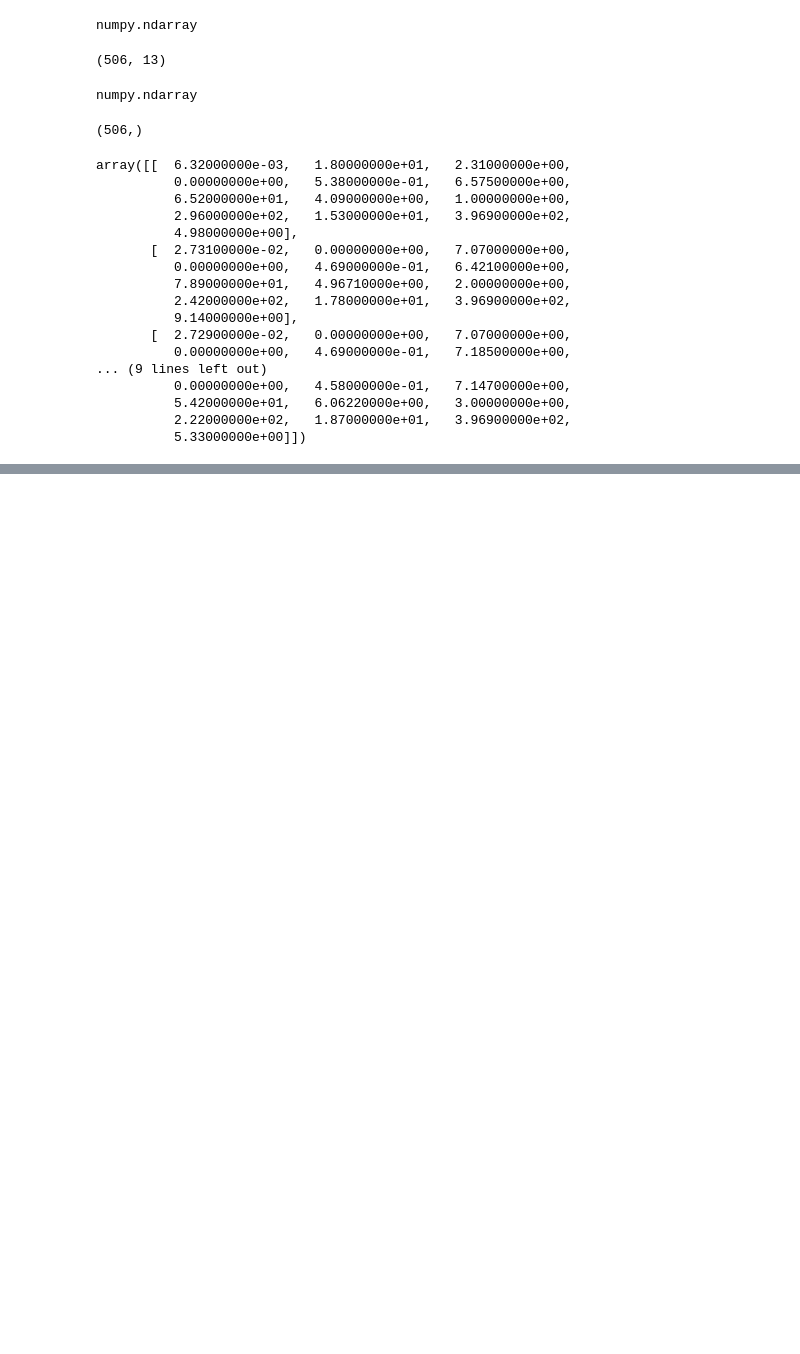
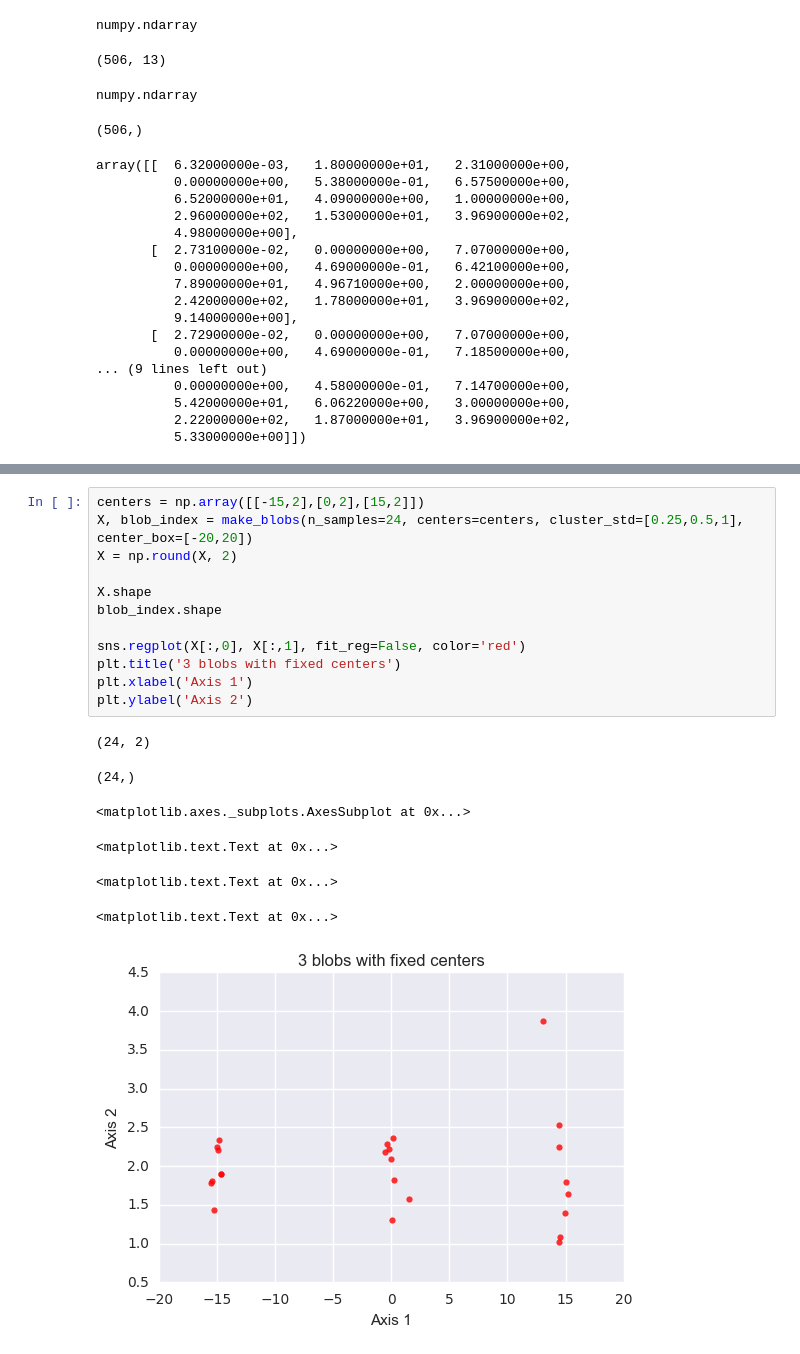
Before and after one commit to niranjv/ml-notes, a Jupyter notebook: Datasets.ipynb, the cells around one changed output, grey strips where cells are left out. Cells and saved outputs as stored; diff of their text form; blank space fills up the shorter version.

```diff
--- a/Datasets.ipynb
+++ b/Datasets.ipynb
@@ -79,0 +88,20 @@ AttributeError: 'numpy.ndarray' object has no attribute 'apply'
+# %%
+centers = np.array([[-15,2],[0,2],[15,2]])
+X, blob_index = make_blobs(n_samples=24, centers=centers, cluster_std=[0.25,0.5,1], center_box=[-20,20])
+X = np.round(X, 2)
+
+X.shape
+blob_index.shape
+
+sns.regplot(X[:,0], X[:,1], fit_reg=False, color='red')
+plt.title('3 blobs with fixed centers')
+plt.xlabel('Axis 1')
+plt.ylabel('Axis 2')
+# %% [output]
+(24, 2)
+(24,)
+<matplotlib.axes._subplots.AxesSubplot at 0x...>
+<matplotlib.text.Text at 0x...>
+<matplotlib.text.Text at 0x...>
+<matplotlib.text.Text at 0x...>
+[figure, added]
```
Also changed, not shown: parts of 2 cells of this notebook.
